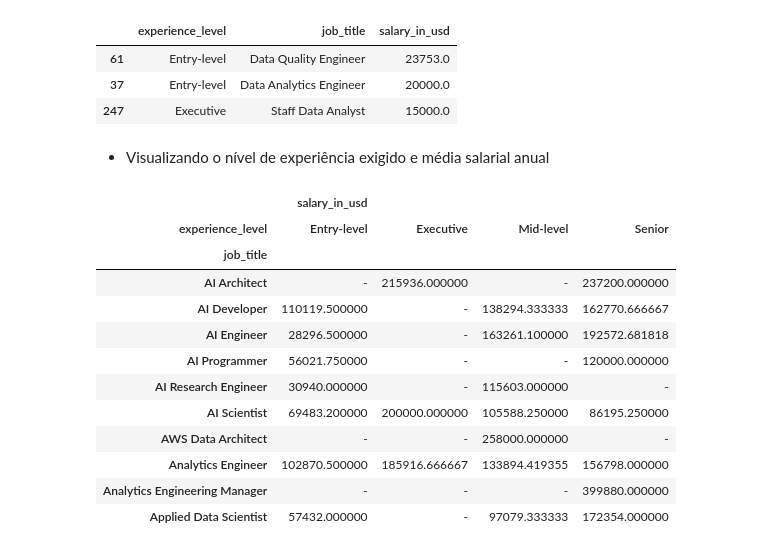
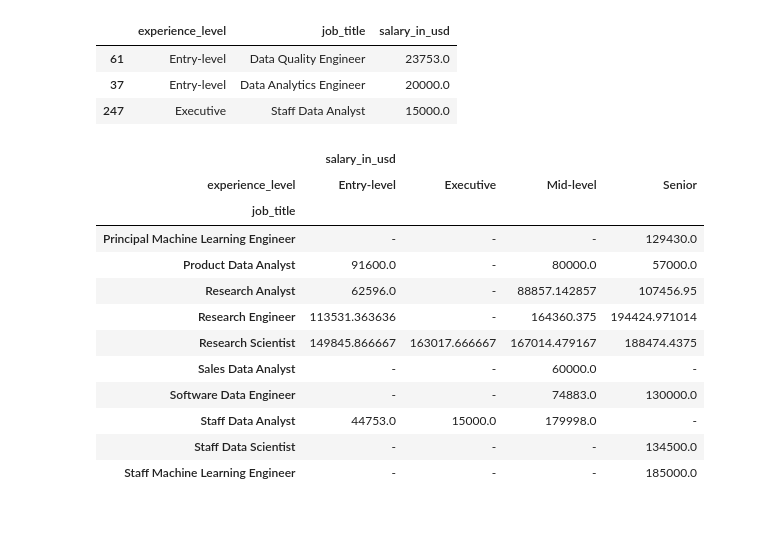
Before and after one commit to ryanrodr/eda-jobs-in-data, a Jupyter notebook: notebooks/analise_exploratoria.ipynb, the cells around one changed output. Drawn from its saved outputs; the diff is of its cells as text; code cells hidden in the pictures; blank space fills up the shorter version.

```diff
--- a/notebooks/analise_exploratoria.ipynb
+++ b/notebooks/analise_exploratoria.ipynb
@@ -330,23 +332,19 @@ media_exp.tail(3)
 # %%
 # Transformando em uma Tabela Dinâmica e substituindo os valores vazios
 media_exp = media_exp.pivot_table(index='job_title', columns='experience_level').fillna('-')
-# %%
-media_exp = media_exp[:10] # Resumindo somente os 10 primeiros
-# %% [markdown]
-- Visualizando o nível de experiência exigido e média salarial anual
-# %%
-media_exp.style.set_properties(**{'text-align': 'center'})
-# %% [output]
-|  | salary_in_usd |  |  |  |
-| experience_level | Entry-level | Executive | Mid-level | Senior |
-| job_title |  |  |  |  |
-| AI Architect | - | 215936.000000 | - | 237200.000000 |
-| AI Developer | 110119.500000 | - | 138294.333333 | 162770.666667 |
-| AI Engineer | 28296.500000 | - | 163261.100000 | 192572.681818 |
-| AI Programmer | 56021.750000 | - | - | 120000.000000 |
-| AI Research Engineer | 30940.000000 | - | 115603.000000 | - |
-| AI Scientist | 69483.200000 | 200000.000000 | 105588.250000 | 86195.250000 |
-| AWS Data Architect | - | - | 258000.000000 | - |
-| Analytics Engineer | 102870.500000 | 185916.666667 | 133894.419355 | 156798.000000 |
-| Analytics Engineering Manager | - | - | - | 399880.000000 |
-| Applied Data Scientist | 57432.000000 | - | 97079.333333 | 172354.000000 |
+# %%
+media_exp.tail(10)
+# %% [output]
+|  | salary_in_usd |  |  |  |
+| experience_level | Entry-level | Executive | Mid-level | Senior |
+| job_title |  |  |  |  |
+| Principal Machine Learning Engineer | - | - | - | 129430.0 |
+| Product Data Analyst | 91600.0 | - | 80000.0 | 57000.0 |
+| Research Analyst | 62596.0 | - | 88857.142857 | 107456.95 |
+| Research Engineer | 113531.363636 | - | 164360.375 | 194424.971014 |
+| Research Scientist | 149845.866667 | 163017.666667 | 167014.479167 | 188474.4375 |
+| Sales Data Analyst | - | - | 60000.0 | - |
+| Software Data Engineer | - | - | 74883.0 | 130000.0 |
+| Staff Data Analyst | 44753.0 | 15000.0 | 179998.0 | - |
+| Staff Data Scientist | - | - | - | 134500.0 |
+| Staff Machine Learning Engineer | - | - | - | 185000.0 |
```
Also changed, not shown: parts of 1 cell of this notebook.
